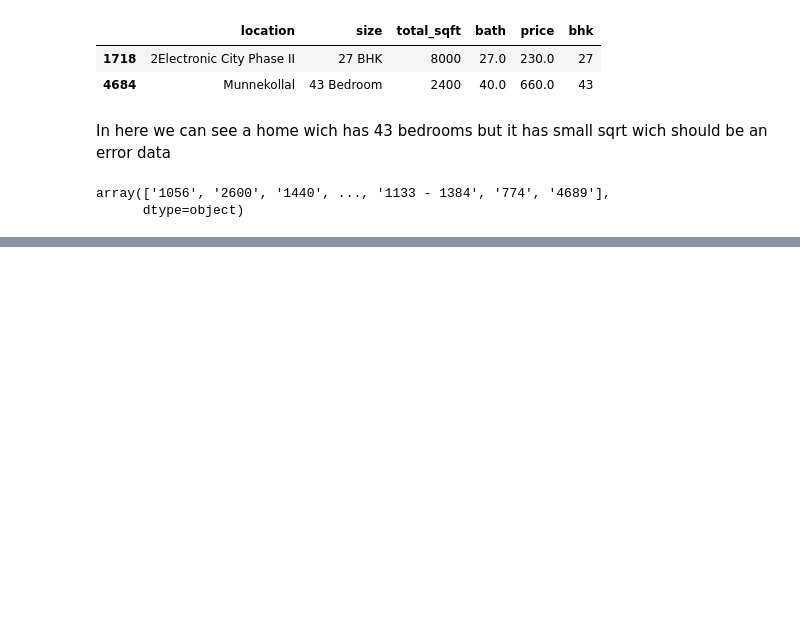
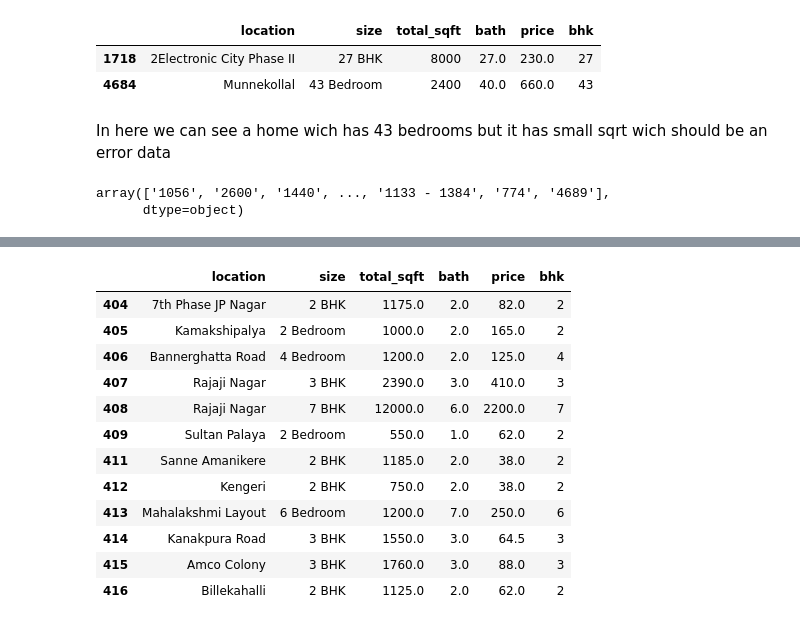
Before and after one commit to aibits-bytecode/ML_Projects, a Jupyter notebook: Real state Home Price Prediction/Workbook.ipynb, the cells around one changed output, grey strips where cells are left out. Cells and saved outputs as stored; diff of their text form; code cells hidden in the pictures; blank space fills up the shorter version.

```diff
--- a/Real state Home Price Prediction/Workbook.ipynb
+++ b/Real state Home Price Prediction/Workbook.ipynb
@@ -135,0 +155,9 @@ def is_float(x):
+# %%
+def convert_sqft_tonum(x):
+    tokens = x.split('-')
+    if len(tokens)==2:
+        return (float(tokens[0])+float(tokens[1]))/2
+    try:
+        return float(x)
+    except:
+        return float('NaN')
@@ -135,0 +168,5 @@ def is_float(x):
+# %%
+df4 = df3.copy()
+# %%
+df4['total_sqft'] = df4['total_sqft'].apply(convert_sqft_tonum)
+df4.head()
@@ -135,0 +180,16 @@ def is_float(x):
+# %%
+df4[400:412]
+# %% [output]
+|  | location | size | total_sqft | bath | price | bhk |
+| 404 | 7th Phase JP Nagar | 2 BHK | 1175.0 | 2.0 | 82.0 | 2 |
+| 405 | Kamakshipalya | 2 Bedroom | 1000.0 | 2.0 | 165.0 | 2 |
+| 406 | Bannerghatta Road | 4 Bedroom | 1200.0 | 2.0 | 125.0 | 4 |
+| 407 | Rajaji Nagar | 3 BHK | 2390.0 | 3.0 | 410.0 | 3 |
+| 408 | Rajaji Nagar | 7 BHK | 12000.0 | 6.0 | 2200.0 | 7 |
+| 409 | Sultan Palaya | 2 Bedroom | 550.0 | 1.0 | 62.0 | 2 |
+| 411 | Sanne Amanikere | 2 BHK | 1185.0 | 2.0 | 38.0 | 2 |
+| 412 | Kengeri | 2 BHK | 750.0 | 2.0 | 38.0 | 2 |
+| 413 | Mahalakshmi Layout | 6 Bedroom | 1200.0 | 7.0 | 250.0 | 6 |
+| 414 | Kanakpura Road | 3 BHK | 1550.0 | 3.0 | 64.5 | 3 |
+| 415 | Amco Colony | 3 BHK | 1760.0 | 3.0 | 88.0 | 3 |
+| 416 | Billekahalli | 2 BHK | 1125.0 | 2.0 | 62.0 | 2 |
```
Also changed, not shown: parts of 73 cells of this notebook, 3 other files.
